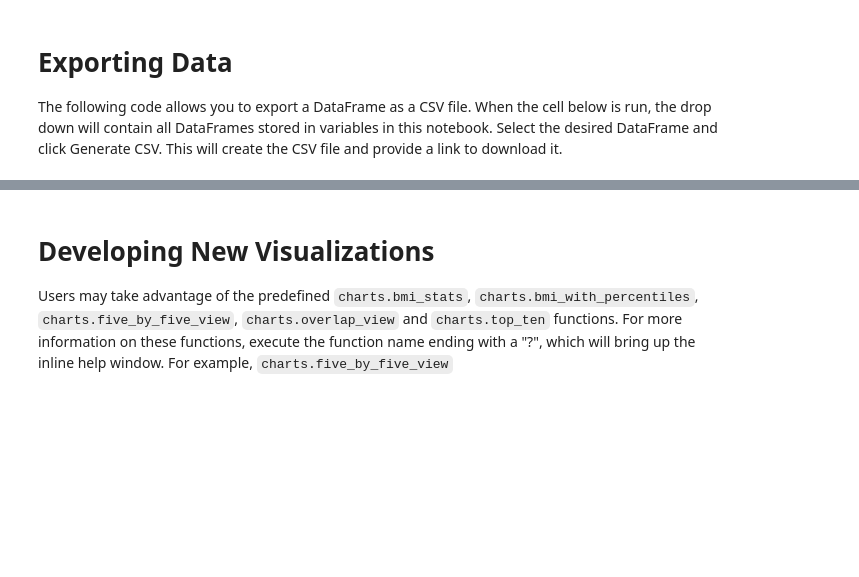
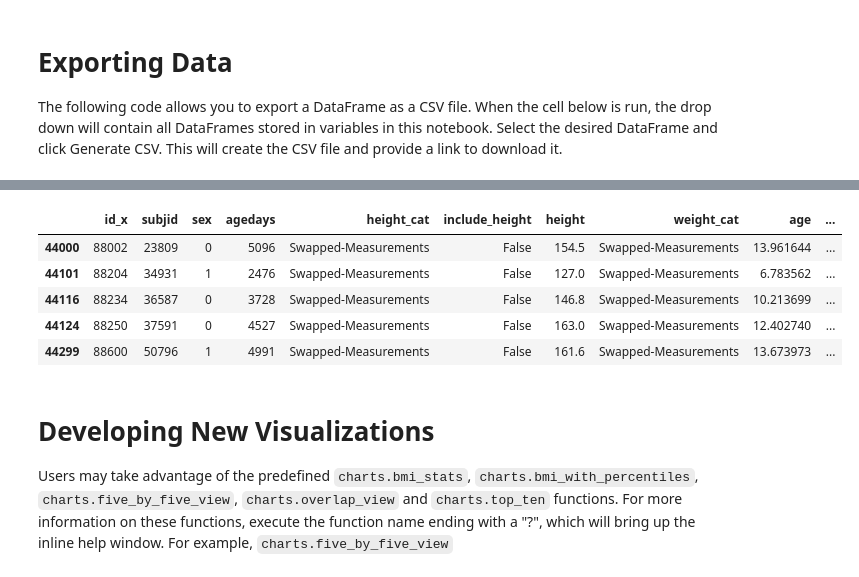
Before and after one commit to mitre/GrowthViz, a Jupyter notebook: Latest Demo Code.ipynb, the cells around one changed output, grey strips where cells are left out. Saved outputs shown, nothing was run; the diff lists cells and outputs as text; code cells hidden in the pictures; blank space fills up the shorter version.

```diff
--- a/Latest Demo Code.ipynb
+++ b/Latest Demo Code.ipynb
@@ -317,3 +323,14 @@ VBox(children=(Dropdown(description='Data Frames', options=('cleaned_obs', 'obs'
+# %%
+cleaned = merged_df.copy()
+cleaned = charts.clean_swapped_values(cleaned)
+cleaned[cleaned.height_cat == 'Swapped-Measurements'].head()
+# %% [output]
+|  | id_x | subjid | sex | agedays | height_cat | include_height | height | weight_cat | age | ... |
+| 44000 | 88002 | 23809 | 0 | 5096 | Swapped-Measurements | False | 154.5 | Swapped-Measurements | 13.961644 | ... |
+| 44101 | 88204 | 34931 | 1 | 2476 | Swapped-Measurements | False | 127.0 | Swapped-Measurements | 6.783562 | ... |
+| 44116 | 88234 | 36587 | 0 | 3728 | Swapped-Measurements | False | 146.8 | Swapped-Measurements | 10.213699 | ... |
+| 44124 | 88250 | 37591 | 0 | 4527 | Swapped-Measurements | False | 163.0 | Swapped-Measurements | 12.402740 | ... |
+| 44299 | 88600 | 50796 | 1 | 4991 | Swapped-Measurements | False | 161.6 | Swapped-Measurements | 13.673973 | ... |
 # %% [markdown]
 # Developing New Visualizations
 
```
Also changed, not shown: parts of 9 cells of this notebook, 2 other files.
